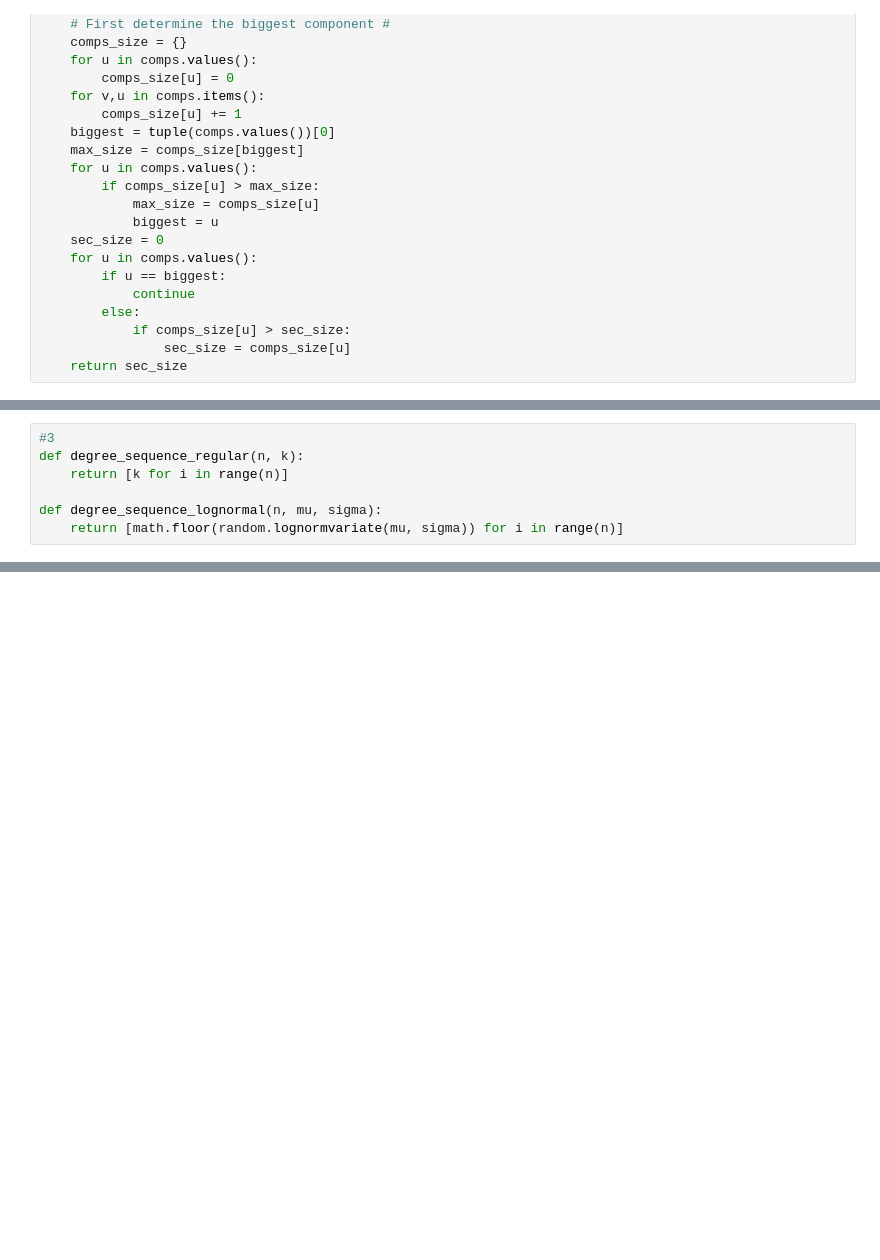
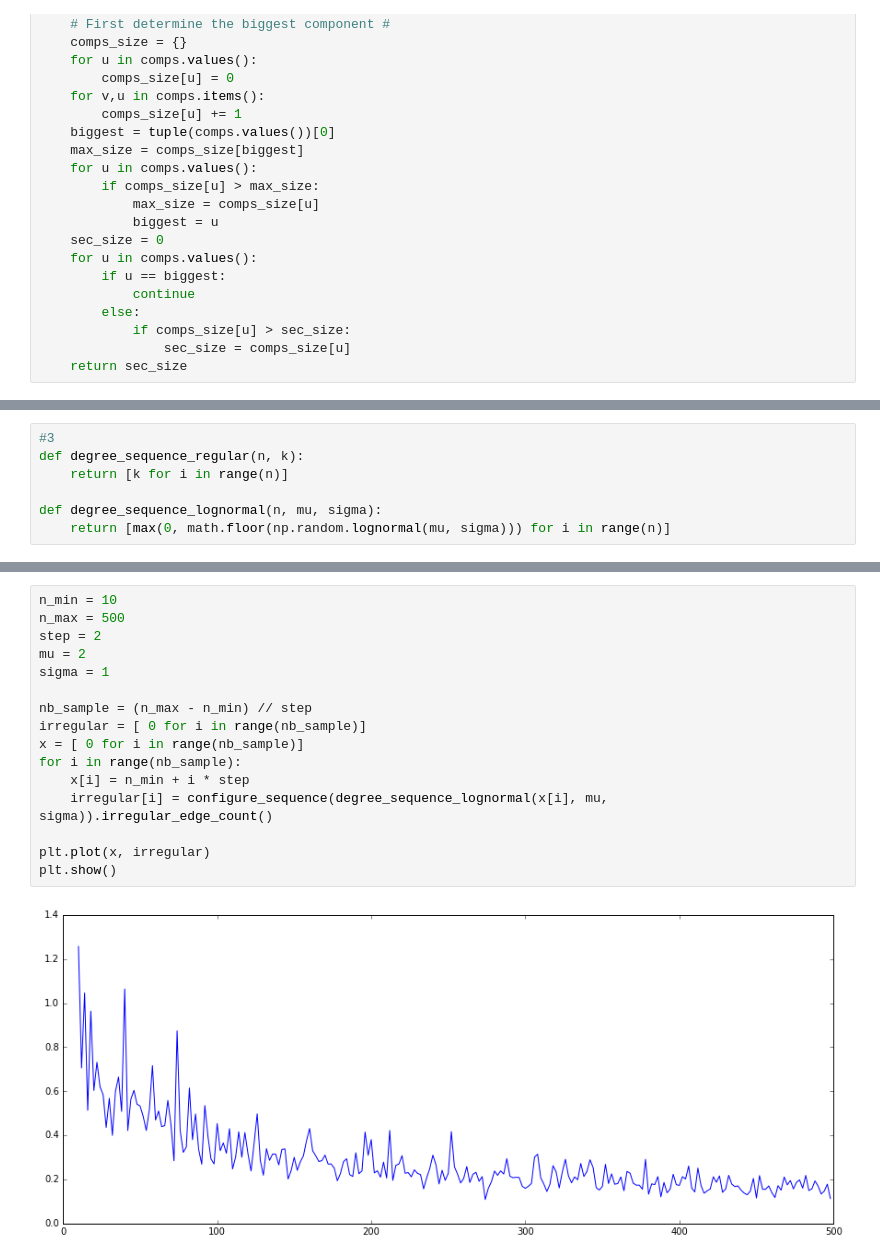
Before and after one commit to d1laj/M2_CR15, a Jupyter notebook: TP1.ipynb, the cells around one changed output, grey strips where cells are left out. Drawn from its saved outputs; the diff is of its cells as text; blank space fills up the shorter version.

```diff
--- a/TP1.ipynb
+++ b/TP1.ipynb
@@ -690,4 +708,4 @@ def degree_sequence_regular(n, k):
     return [k for i in range(n)]
 
 def degree_sequence_lognormal(n, mu, sigma):
-    return [math.floor(random.lognormvariate(mu, sigma)) for i in range(n)]
+    return [max(0, math.floor(np.random.lognormal(mu, sigma))) for i in range(n)]
@@ -693,0 +771,18 @@ def degree_sequence_lognormal(n, mu, sigma):
+# %%
+n_min = 10
+n_max = 500
+step = 2
+mu = 2
+sigma = 1
+
+nb_sample = (n_max - n_min) // step
+irregular = [ 0 for i in range(nb_sample)]
+x = [ 0 for i in range(nb_sample)]
+for i in range(nb_sample):
+    x[i] = n_min + i * step
+    irregular[i] = configure_sequence(degree_sequence_lognormal(x[i], mu, sigma)).irregular_edge_count()
+
+plt.plot(x, irregular)
+plt.show()
+# %% [output]
+[figure, added]
```
Also changed, not shown: parts of 11 cells of this notebook.
